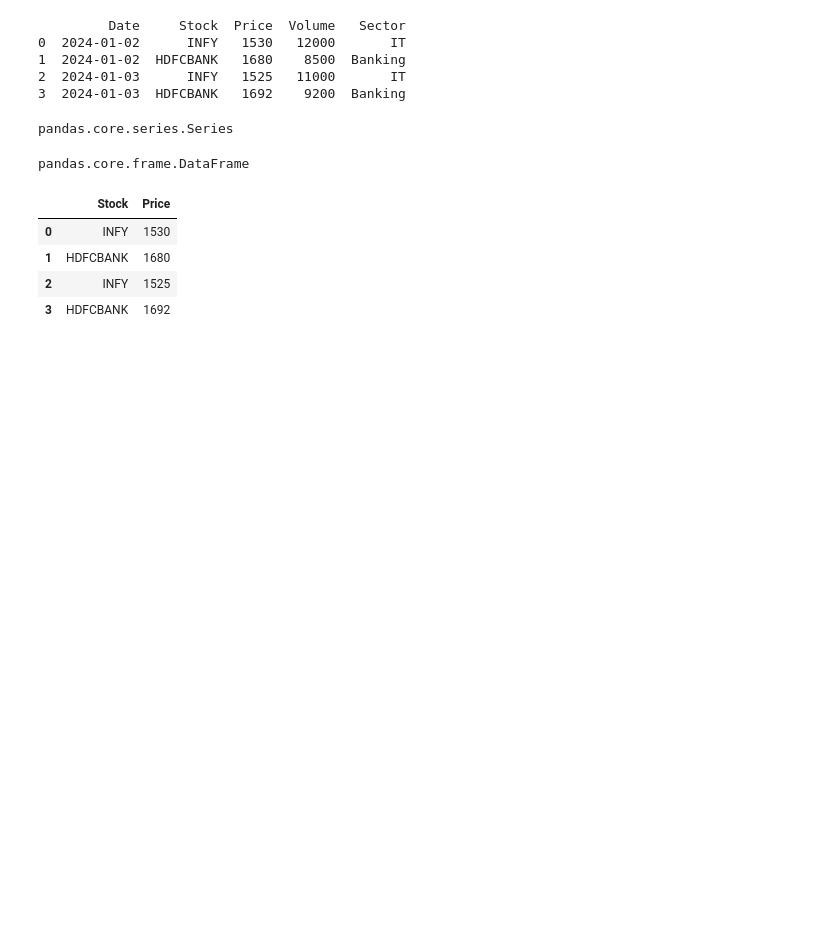
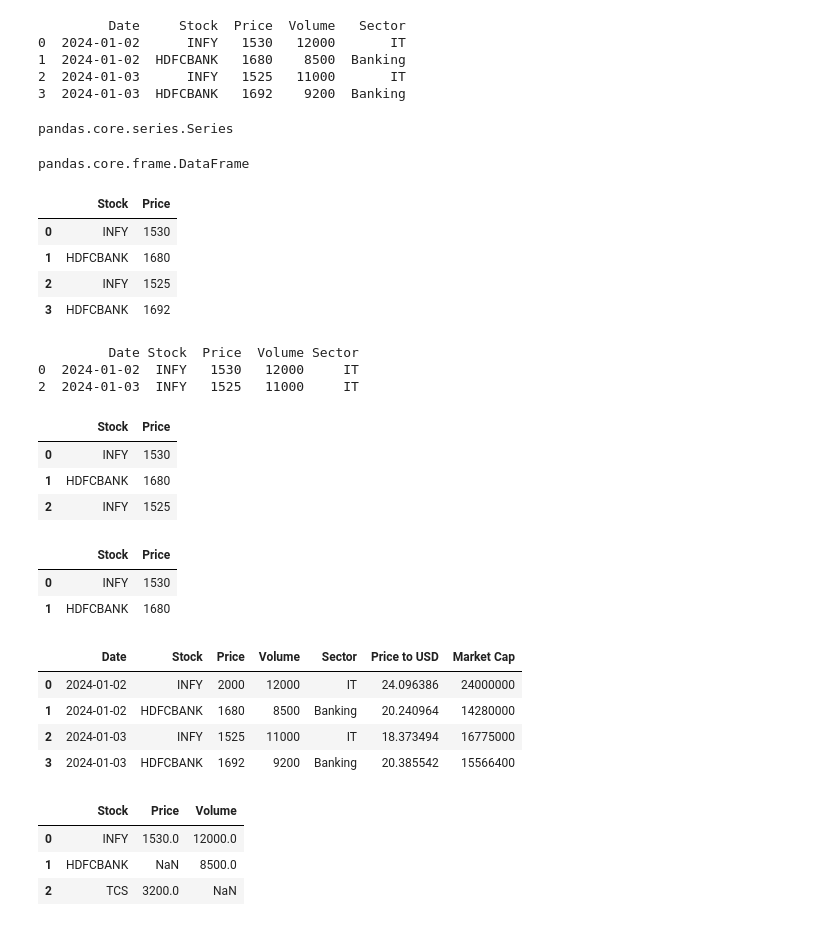
Before and after one commit to Rakshit-Lodha/zero-to-hero-python, a Jupyter notebook: zerotohero.ipynb, the cells around one changed output. Drawn from its saved outputs; the diff is of its cells as text; code cells hidden in the pictures; blank space fills up the shorter version.

```diff
--- a/zerotohero.ipynb
+++ b/zerotohero.ipynb
@@ -2162,3 +2162,37 @@ df[['Stock','Price']]
 | 1 | HDFCBANK | 1680 |
 | 2 | INFY | 1525 |
 | 3 | HDFCBANK | 1692 |
+# %%
+filtered_df = df[df['Sector'] == 'IT']
+
+print(filtered_df)
+# %% [output]
+         Date Stock  Price  Volume Sector
+0  2024-01-02  INFY   1530   12000     IT
+2  2024-01-03  INFY   1525   11000     IT
+# %%
+df.loc[0:2,['Stock','Price']]
+# %% [output]
+|  | Stock | Price |
+| 0 | INFY | 1530 |
+| 1 | HDFCBANK | 1680 |
+| 2 | INFY | 1525 |
+# %%
+df.iloc[0:2,1:3]
+# %% [output]
+|  | Stock | Price |
+| 0 | INFY | 1530 |
+| 1 | HDFCBANK | 1680 |
+# %%
+df.iloc[0,2] = 2000
+df.iloc[0,1] = 'INFY'
+df['Price to USD'] = df['Price']/83
+df['Market Cap'] = df['Price'] * df['Volume']
+
+df
+# %% [output]
+|  | Date | Stock | Price | Volume | Sector | Price to USD | Market Cap |
+| 0 | 2024-01-02 | INFY | 2000 | 12000 | IT | 24.096386 | 24000000 |
+| 1 | 2024-01-02 | HDFCBANK | 1680 | 8500 | Banking | 20.240964 | 14280000 |
+| 2 | 2024-01-03 | INFY | 1525 | 11000 | IT | 18.373494 | 16775000 |
+| 3 | 2024-01-03 | HDFCBANK | 1692 | 9200 | Banking | 20.385542 | 15566400 |
@@ -2164,0 +2206,7 @@ df[['Stock','Price']]
+# %%
+df_1
+# %% [output]
+|  | Stock | Price | Volume |
+| 0 | INFY | 1530.0 | 12000.0 |
+| 1 | HDFCBANK | NaN | 8500.0 |
+| 2 | TCS | 3200.0 | NaN |
```
Also changed, not shown: parts of 11 cells of this notebook.
